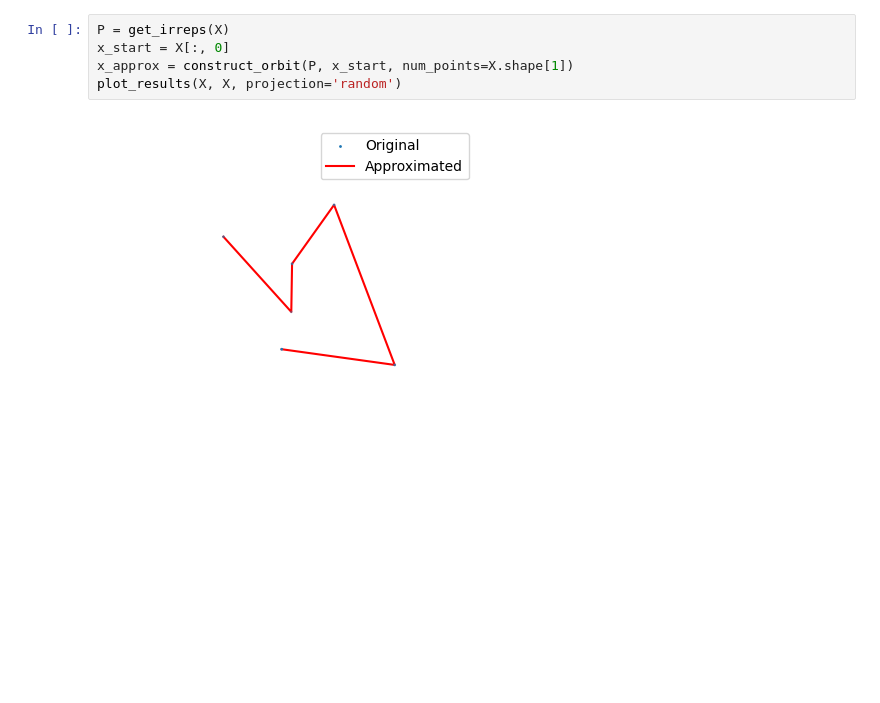
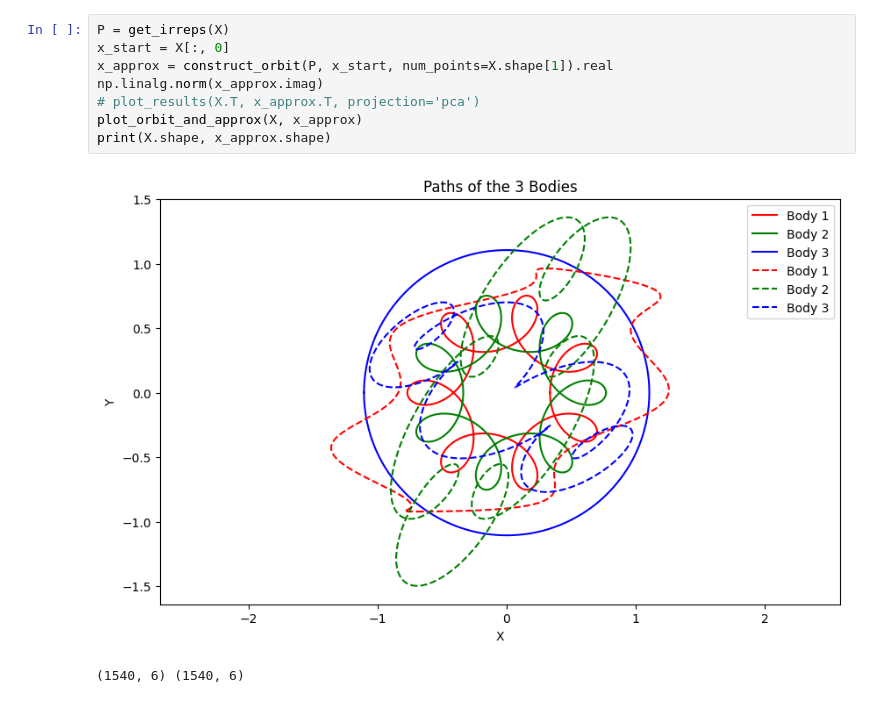
Before and after one commit to jetabery/lie-pca, a Jupyter notebook: lie-3bp.ipynb, the cells around one changed output. Saved outputs shown, nothing was run; the diff lists cells and outputs as text; blank space fills up the shorter version.

Commit message:
Refactor plotting functions for periodic orbits; add new function for plotting orbits with approximations

```diff
--- a/lie-3bp.ipynb
+++ b/lie-3bp.ipynb
@@ -9,7 +10,11 @@ plot_paths(X)
 # %%
 P = get_irreps(X)
 x_start = X[:, 0]
-x_approx = construct_orbit(P, x_start, num_points=X.shape[1])
-plot_results(X, X, projection='random')
+x_approx = construct_orbit(P, x_start, num_points=X.shape[1]).real
+np.linalg.norm(x_approx.imag)
+# plot_results(X.T, x_approx.T, projection='pca')
+plot_orbit_and_approx(X, x_approx)
+print(X.shape, x_approx.shape)
 # %% [output]
-[figure, old version]
+[figure, new version]
+(1540, 6) (1540, 6)
```
Also changed, not shown: parts of 2 cells of this notebook, 2 other files.
